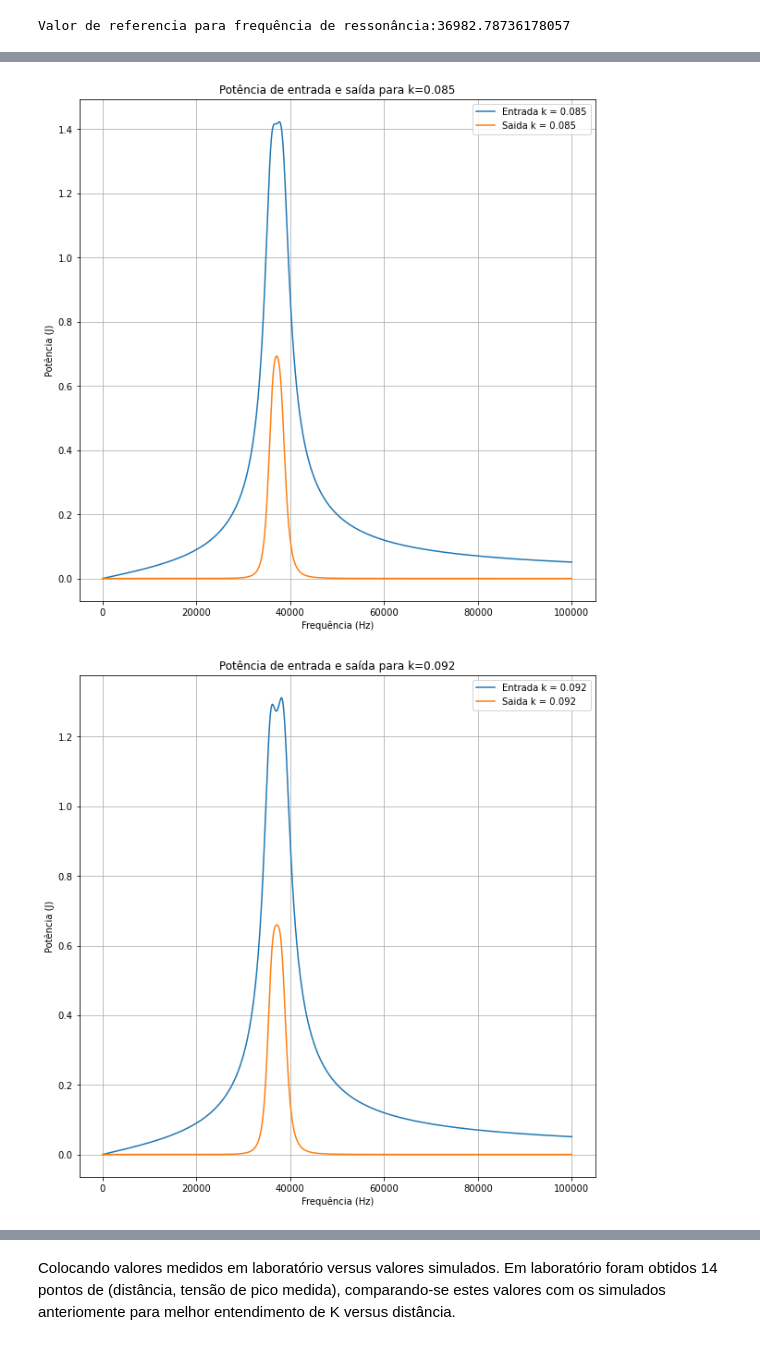
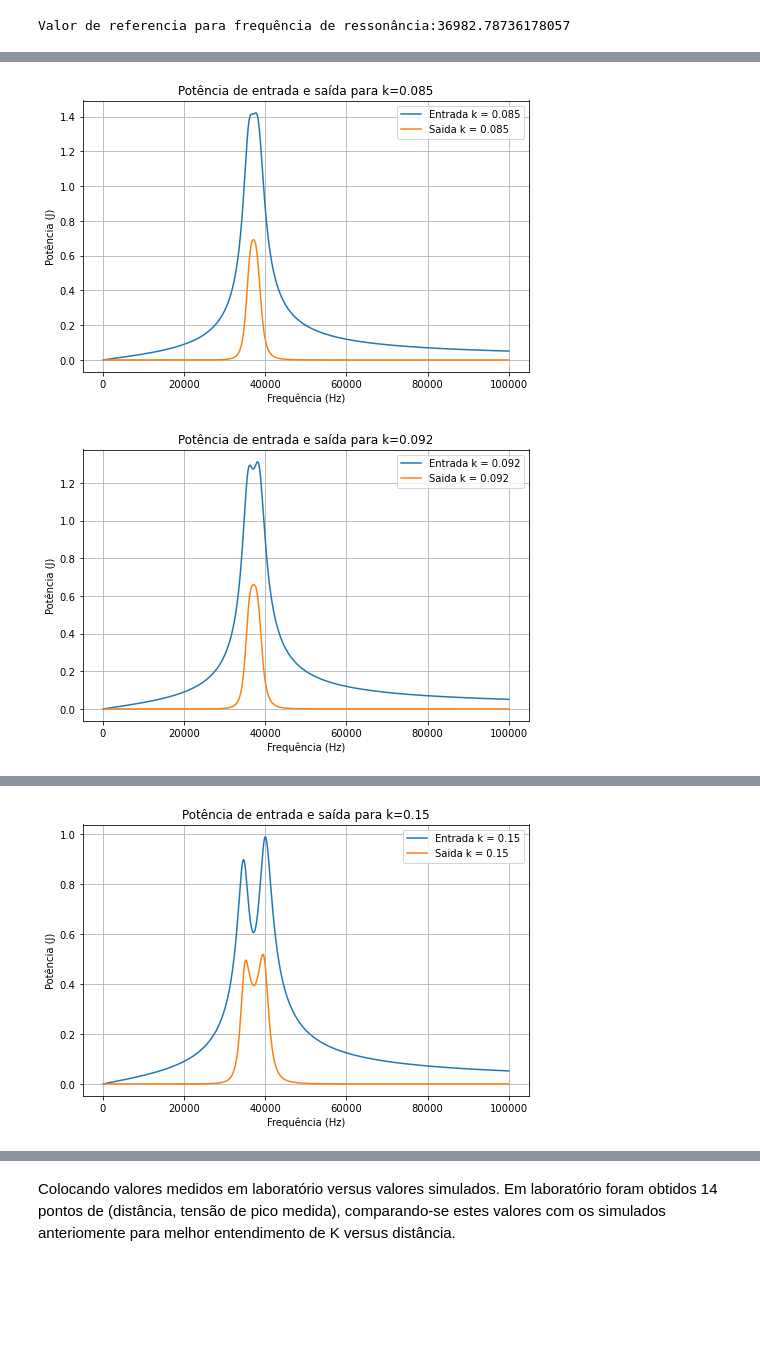
Before and after one commit to lorrancmlopes/projeto_eletromag_wpt, a Jupyter notebook: Projeto.ipynb, the cells around one changed output, grey strips where cells are left out. Saved outputs shown, nothing was run; the diff lists cells and outputs as text; code cells hidden in the pictures; blank space fills up the shorter version.

```diff
--- a/Projeto.ipynb
+++ b/Projeto.ipynb
@@ -219,33 +216,33 @@ De acordo com os resultados anteriores, procura-se agora, com as mesmas faixas d
 for k in listak:
     listaPot_entrada = []
     listaPot_saida = []
     for f in listaf:
 
         w = 2*math.pi*f
         M = k*sqrt(L*L)
 
         XM=1j*w*M
         XC = 1/(w*C*1j)
         XL = 1j*w*L
 
         i1, i2, icarga , V_carga = CalcularTransformador(Ufonte, Rc, XM, XC, XL)
 
         # Potencia:
         S2=V_carga/sqrt(2)*icarga.conjugate()/sqrt(2)
         S1=Ufonte/sqrt(2)*i1.conjugate()/sqrt(2)
 
         listaPot_saida.append(abs(S2))
         listaPot_entrada.append(abs(S1))
-    plt.figure(figsize=(10,10))
+    plt.figure(figsize=(8,5))
     plt.title(f"Potência de entrada e saída para k={np.round(k,3)}")
     plt.plot(listaf, listaPot_entrada, label=f'Entrada k = {np.round(k,3)}')
     plt.plot(listaf, listaPot_saida, label=f'Saida k = {np.round(k,3)}')
     plt.ylabel("Potência (J)")
     plt.xlabel("Frequência (Hz)")
     plt.grid()
     plt.legend()
     plt.savefig(f'graficos/potência_k={np.round(k,3)}.png')
     plt.show()
 # %% [output]
-[figure, old version]
+[figure, new version]
-[figure, old version]
+[figure, new version]
@@ -259,2 +256,3 @@ for k in listak:
+[figure, added]
 # %% [markdown]
 # Estimando o ganho entre as malhas variando os parâmetros
```
Also changed, not shown: parts of 23 cells of this notebook, 18 other files.
